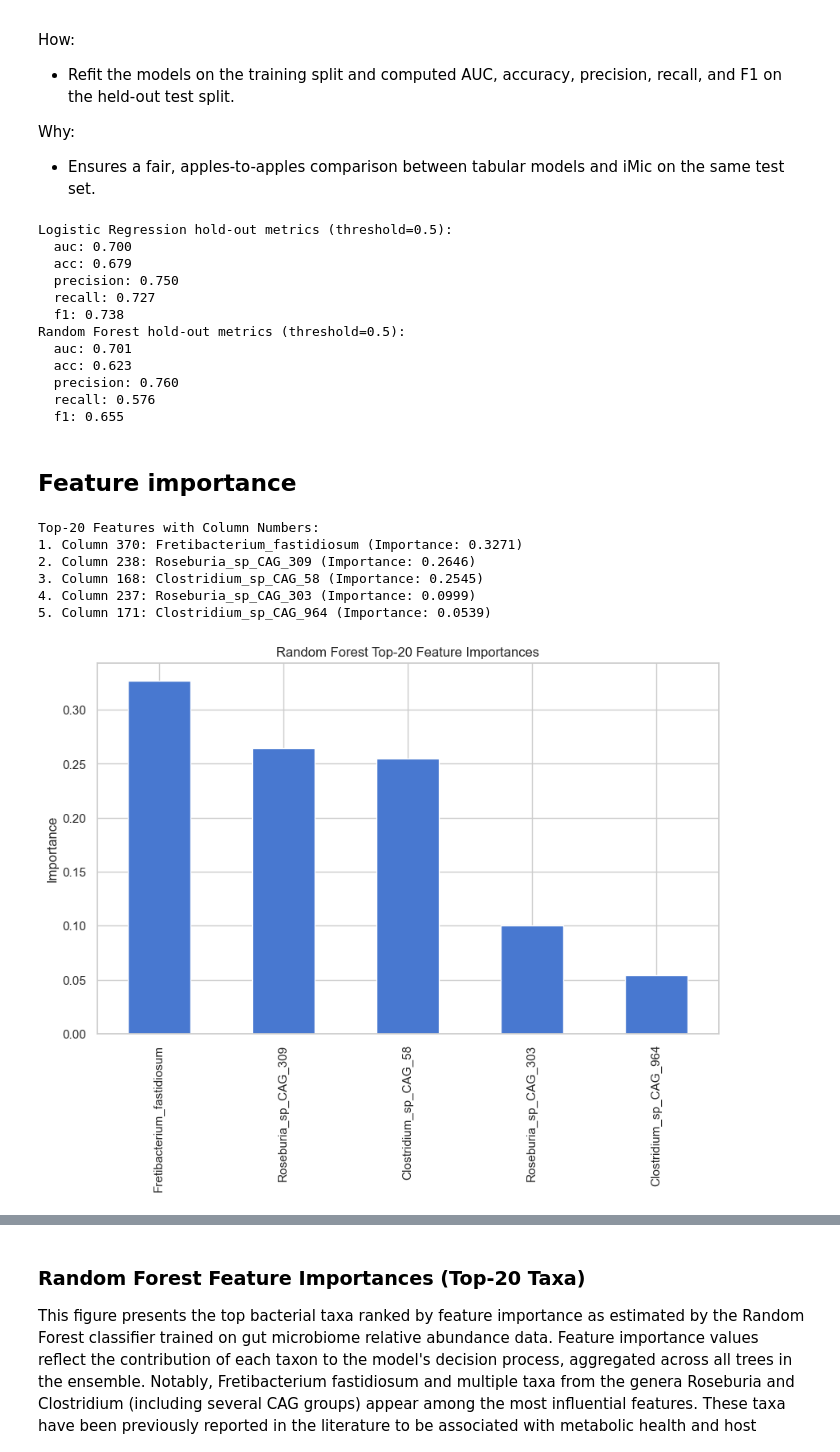
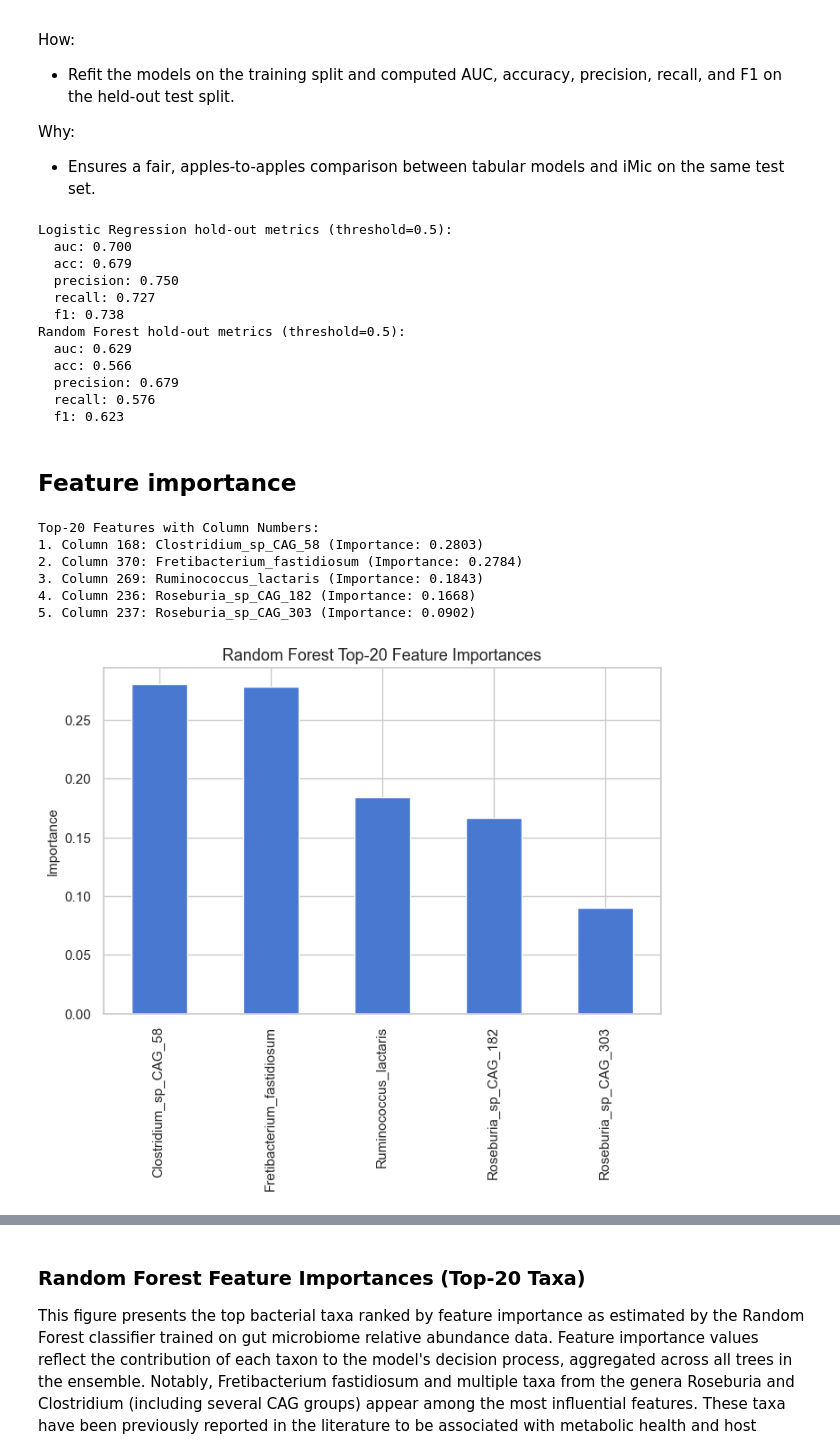
Before and after one commit to lior-benjman/Obesity-gut-bacterial, a Jupyter notebook: research.ipynb, the cells around one changed output, grey strips where cells are left out. Drawn from its saved outputs; the diff is of its cells as text; code cells hidden in the pictures.

```diff
--- a/research.ipynb
+++ b/research.ipynb
@@ -6,6 +6,7 @@
 import os
 import shutil
 import random
+import warnings
 
 import numpy as np
 import pandas as pd
@@ -40,8 +41,17 @@ from imblearn.pipeline import Pipeline as ImbPipeline
 np.random.seed(7)
 random.seed(7)
 torch.manual_seed(7)
+pl.seed_everything(7, workers=True)
+
+# Keep notebook output clean across environments
+warnings.filterwarnings('ignore', category=FutureWarning)
+warnings.filterwarnings('ignore', message='.*invalid value encountered in divide.*', category=RuntimeWarning)
+warnings.filterwarnings('ignore', message='.*no `val_dataloader`.*')
+warnings.filterwarnings('ignore', message='.*checkpoint directory.*')
+warnings.filterwarnings('ignore', message='.*does not have many workers.*')
 
 # Set visual style
 sns.set_theme(style="whitegrid", palette="muted")
-plt.rcParams['figure.figsize'] = (10, 6)
-plt.rcParams['font.size'] = 12
+plt.rcParams['figure.figsize'] = (8, 5)
+plt.rcParams['axes.titlesize'] = 13
+plt.rcParams['axes.labelsize'] = 11
@@ -377,7 +429,7 @@ Why:
 # %%
 from sklearn.base import clone
 
-# Hold-out evaluation on the same 80/20 split used by iMic
+# Hold-out evaluation on the shared 80/20 split (defined upstream)
 if 'tr_idx' not in locals() or 'ts_idx' not in locals():
     tr_idx, ts_idx = train_test_split(y_num.index, test_size=0.2, stratify=y_num, random_state=43)
 
@@ -398,13 +450,13 @@ print('Logistic Regression hold-out metrics (threshold=0.5):')
 for k, v in lr_holdout_metrics.items():
     print(f'  {k}: {v:.3f}')
 
-# Random Forest hold-out (refit with best hyperparameters)
-if 'selected_feats' not in locals():
-    selected_feats = X_log.columns.tolist()
+# Random Forest hold-out (refit with best train-CV hyperparameters)
+if 'selected_feats_train' not in locals():
+    selected_feats_train = X_log.columns.tolist()
 
 rf_holdout = clone(best_rf)
-rf_holdout.fit(X_log.loc[tr_idx, selected_feats], y_num.loc[tr_idx])
-rf_proba = rf_holdout.predict_proba(X_log.loc[ts_idx, selected_feats])[:, 1]
+rf_holdout.fit(X_log.loc[tr_idx, selected_feats_train], y_num.loc[tr_idx])
+rf_proba = rf_holdout.predict_proba(X_log.loc[ts_idx, selected_feats_train])[:, 1]
 rf_pred = (rf_proba >= 0.5).astype(int)
 rf_holdout_metrics = {
     'auc': roc_auc_score(y_num.loc[ts_idx], rf_proba),
@@ -425,35 +477,35 @@ Logistic Regression hold-out metrics (threshold=0.5):
   recall: 0.727
   f1: 0.738
 Random Forest hold-out metrics (threshold=0.5):
-  auc: 0.701
-  acc: 0.623
-  precision: 0.760
+  auc: 0.629
+  acc: 0.566
+  precision: 0.679
   recall: 0.576
-  f1: 0.655
+  f1: 0.623
 # %% [markdown]
  ## Feature importance
 # %%
-rf_clf = best_rf.named_steps["clf"]
-importances = pd.Series(rf_clf.feature_importances_, index=selected_feats).sort_values(ascending=False)
+rf_clf = rf_holdout.named_steps["clf"]
+importances = pd.Series(rf_clf.feature_importances_, index=selected_feats_train).sort_values(ascending=False)
 
 # Print features with their column numbers
 print("Top-20 Features with Column Numbers:")
 for i, feat in enumerate(importances.head(20).index):
     col_num = X_log.columns.get_loc(feat)
     print(f"{i+1}. Column {col_num}: {feat} (Importance: {importances[feat]:.4f})")
 
 plt.figure()
 importances.head(20).plot(kind="bar")
 plt.title("Random Forest Top-20 Feature Importances")
 plt.ylabel("Importance")
 plt.show()
 # %% [output]
 Top-20 Features with Column Numbers:
-1. Column 370: Fretibacterium_fastidiosum (Importance: 0.3271)
-2. Column 238: Roseburia_sp_CAG_309 (Importance: 0.2646)
-3. Column 168: Clostridium_sp_CAG_58 (Importance: 0.2545)
-4. Column 237: Roseburia_sp_CAG_303 (Importance: 0.0999)
-5. Column 171: Clostridium_sp_CAG_964 (Importance: 0.0539)
+1. Column 168: Clostridium_sp_CAG_58 (Importance: 0.2803)
+2. Column 370: Fretibacterium_fastidiosum (Importance: 0.2784)
+3. Column 269: Ruminococcus_lactaris (Importance: 0.1843)
+4. Column 236: Roseburia_sp_CAG_182 (Importance: 0.1668)
+5. Column 237: Roseburia_sp_CAG_303 (Importance: 0.0902)
-[figure, old version]
+[figure, new version]
 # %%
 from sklearn.base import clone
```
Also changed, not shown: parts of 14 cells of this notebook, 4 other files.
